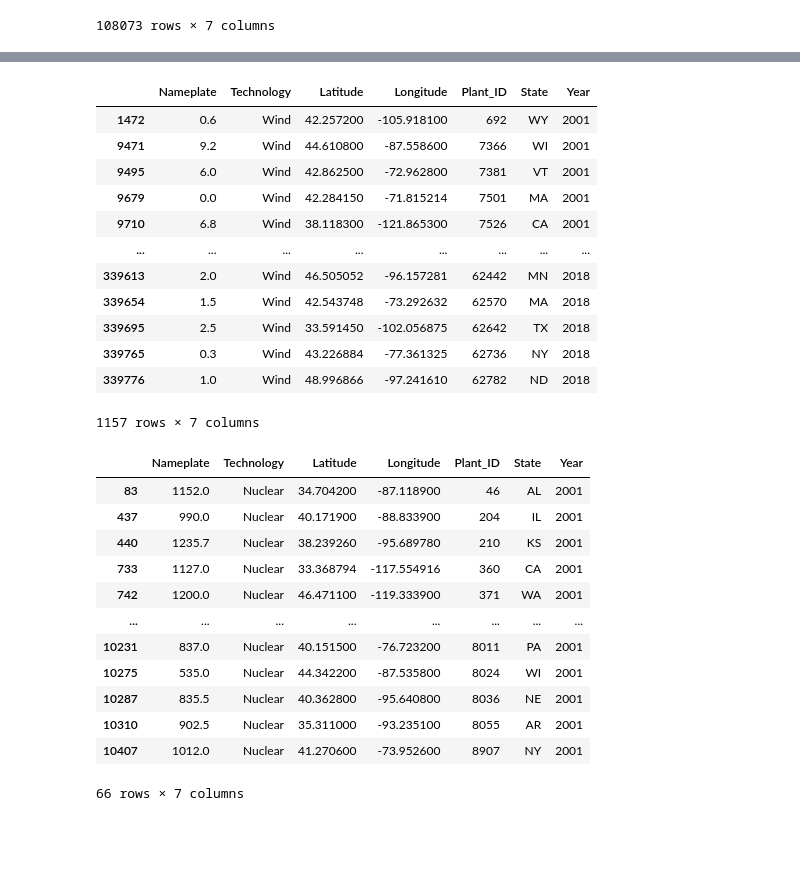
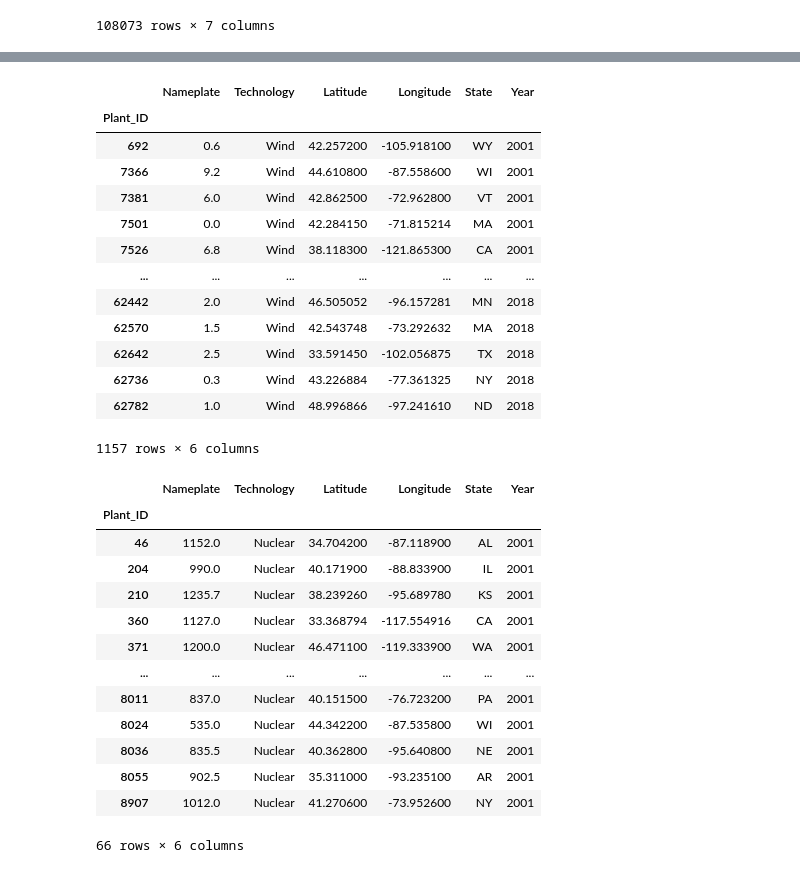
Before and after one commit to raj-cmyk/The-Coalition, a Jupyter notebook: load_data.ipynb, the cells around one changed output, grey strips where cells are left out. Saved outputs shown, nothing was run; the diff lists cells and outputs as text; code cells hidden in the pictures; blank space fills up the shorter version.

```diff
--- a/load_data.ipynb
+++ b/load_data.ipynb
@@ -641,36 +645,40 @@ coal_df
 # %%
 wind_df.drop_duplicates(subset=['Plant_ID'], inplace=True)
+wind_df.set_index("Plant_ID", inplace=True)
 wind_df
 # %% [output]
-|  | Nameplate | Technology | Latitude | Longitude | Plant_ID | State | Year |
-| 1472 | 0.6 | Wind | 42.257200 | -105.918100 | 692 | WY | 2001 |
-| 9471 | 9.2 | Wind | 44.610800 | -87.558600 | 7366 | WI | 2001 |
-| 9495 | 6.0 | Wind | 42.862500 | -72.962800 | 7381 | VT | 2001 |
-| 9679 | 0.0 | Wind | 42.284150 | -71.815214 | 7501 | MA | 2001 |
-| 9710 | 6.8 | Wind | 38.118300 | -121.865300 | 7526 | CA | 2001 |
-| ... | ... | ... | ... | ... | ... | ... | ... |
-| 339613 | 2.0 | Wind | 46.505052 | -96.157281 | 62442 | MN | 2018 |
-| 339654 | 1.5 | Wind | 42.543748 | -73.292632 | 62570 | MA | 2018 |
-| 339695 | 2.5 | Wind | 33.591450 | -102.056875 | 62642 | TX | 2018 |
-| 339765 | 0.3 | Wind | 43.226884 | -77.361325 | 62736 | NY | 2018 |
-| 339776 | 1.0 | Wind | 48.996866 | -97.241610 | 62782 | ND | 2018 |
+|  | Nameplate | Technology | Latitude | Longitude | State | Year |
+| Plant_ID |  |  |  |  |  |  |
+| 692 | 0.6 | Wind | 42.257200 | -105.918100 | WY | 2001 |
+| 7366 | 9.2 | Wind | 44.610800 | -87.558600 | WI | 2001 |
+| 7381 | 6.0 | Wind | 42.862500 | -72.962800 | VT | 2001 |
+| 7501 | 0.0 | Wind | 42.284150 | -71.815214 | MA | 2001 |
+| 7526 | 6.8 | Wind | 38.118300 | -121.865300 | CA | 2001 |
+| ... | ... | ... | ... | ... | ... | ... |
+| 62442 | 2.0 | Wind | 46.505052 | -96.157281 | MN | 2018 |
+| 62570 | 1.5 | Wind | 42.543748 | -73.292632 | MA | 2018 |
+| 62642 | 2.5 | Wind | 33.591450 | -102.056875 | TX | 2018 |
+| 62736 | 0.3 | Wind | 43.226884 | -77.361325 | NY | 2018 |
+| 62782 | 1.0 | Wind | 48.996866 | -97.241610 | ND | 2018 |
-1157 rows × 7 columns
+1157 rows × 6 columns
 # %%
 nuclear_df.drop_duplicates(subset=['Plant_ID'], inplace=True)
+nuclear_df.set_index("Plant_ID", inplace=True)
 nuclear_df
 # %% [output]
-|  | Nameplate | Technology | Latitude | Longitude | Plant_ID | State | Year |
-| 83 | 1152.0 | Nuclear | 34.704200 | -87.118900 | 46 | AL | 2001 |
-| 437 | 990.0 | Nuclear | 40.171900 | -88.833900 | 204 | IL | 2001 |
-| 440 | 1235.7 | Nuclear | 38.239260 | -95.689780 | 210 | KS | 2001 |
-| 733 | 1127.0 | Nuclear | 33.368794 | -117.554916 | 360 | CA | 2001 |
-| 742 | 1200.0 | Nuclear | 46.471100 | -119.333900 | 371 | WA | 2001 |
-| ... | ... | ... | ... | ... | ... | ... | ... |
-| 10231 | 837.0 | Nuclear | 40.151500 | -76.723200 | 8011 | PA | 2001 |
-| 10275 | 535.0 | Nuclear | 44.342200 | -87.535800 | 8024 | WI | 2001 |
-| 10287 | 835.5 | Nuclear | 40.362800 | -95.640800 | 8036 | NE | 2001 |
-| 10310 | 902.5 | Nuclear | 35.311000 | -93.235100 | 8055 | AR | 2001 |
-| 10407 | 1012.0 | Nuclear | 41.270600 | -73.952600 | 8907 | NY | 2001 |
+|  | Nameplate | Technology | Latitude | Longitude | State | Year |
+| Plant_ID |  |  |  |  |  |  |
+| 46 | 1152.0 | Nuclear | 34.704200 | -87.118900 | AL | 2001 |
+| 204 | 990.0 | Nuclear | 40.171900 | -88.833900 | IL | 2001 |
+| 210 | 1235.7 | Nuclear | 38.239260 | -95.689780 | KS | 2001 |
+| 360 | 1127.0 | Nuclear | 33.368794 | -117.554916 | CA | 2001 |
+| 371 | 1200.0 | Nuclear | 46.471100 | -119.333900 | WA | 2001 |
+| ... | ... | ... | ... | ... | ... | ... |
+| 8011 | 837.0 | Nuclear | 40.151500 | -76.723200 | PA | 2001 |
+| 8024 | 535.0 | Nuclear | 44.342200 | -87.535800 | WI | 2001 |
+| 8036 | 835.5 | Nuclear | 40.362800 | -95.640800 | NE | 2001 |
+| 8055 | 902.5 | Nuclear | 35.311000 | -93.235100 | AR | 2001 |
+| 8907 | 1012.0 | Nuclear | 41.270600 | -73.952600 | NY | 2001 |
-66 rows × 7 columns
+66 rows × 6 columns
 # %%
 hydroelectric_df.drop_duplicates(subset=['Plant_ID'], inplace=True)
```
Also changed, not shown: parts of 18 cells of this notebook, 8 other files.
